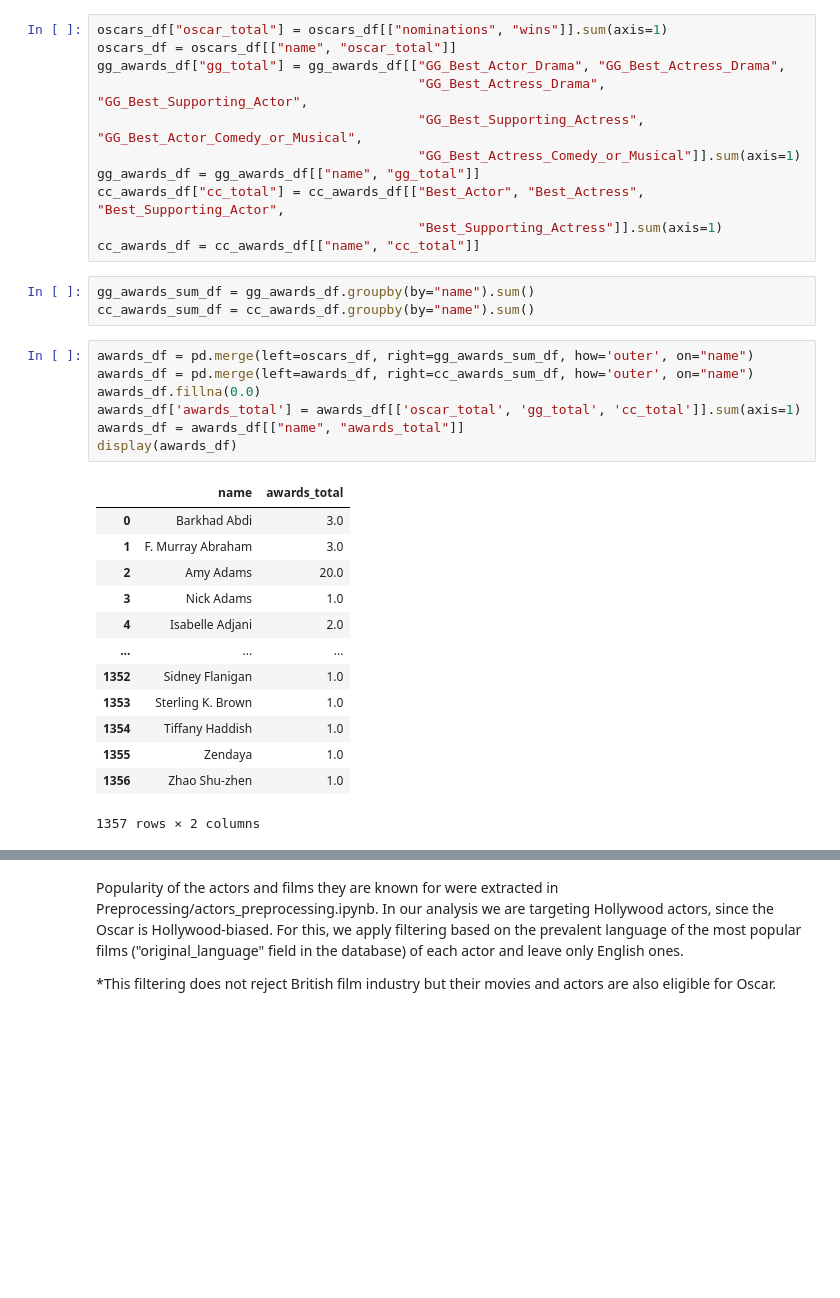
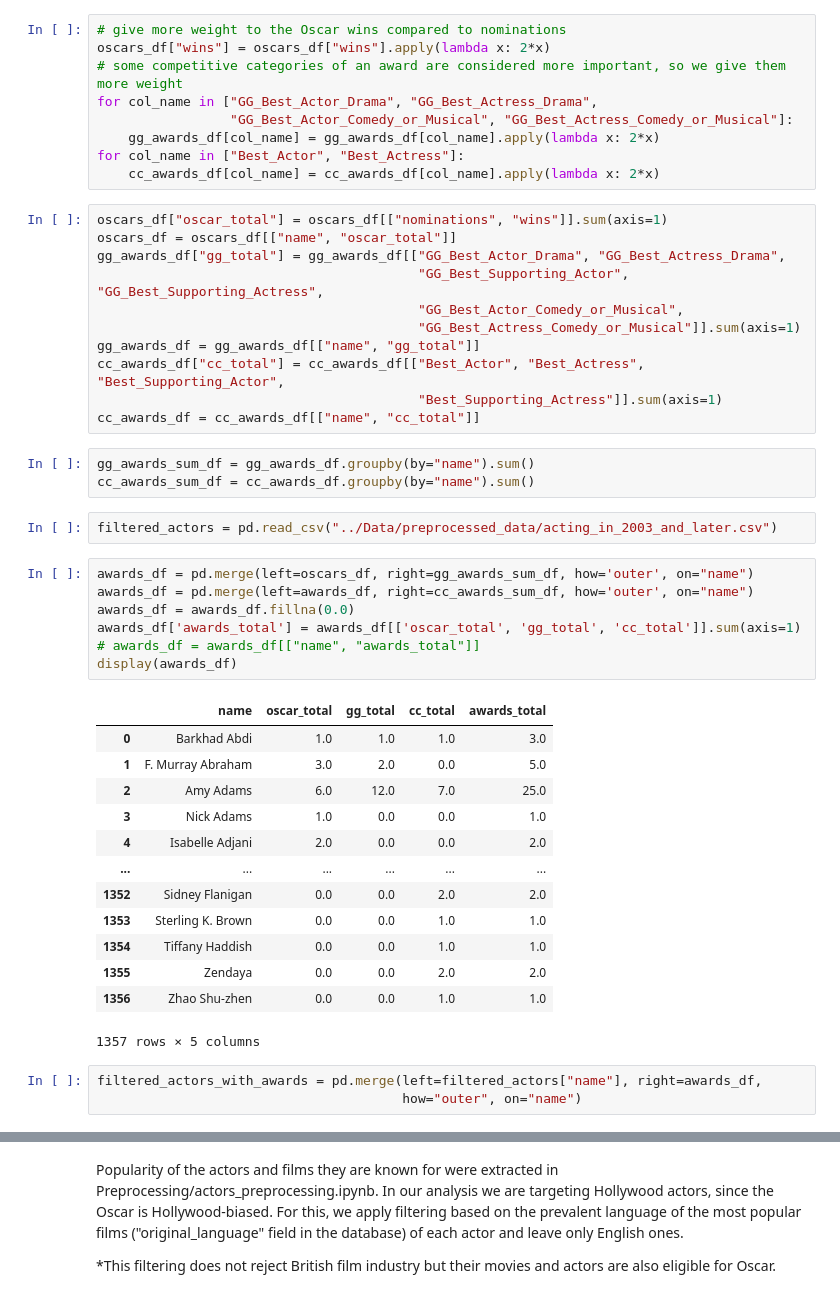
Before and after one commit to epfl-ada/ada-2023-project-cinemada, a Jupyter notebook: Main_analysis/actor_success.ipynb, the cells around one changed output, grey strips where cells are left out. Cells and saved outputs as stored; diff of their text form; blank space fills up the shorter version.

Commit message:
Added table for the awards distribution graph

```diff
--- a/Main_analysis/actor_success.ipynb
+++ b/Main_analysis/actor_success.ipynb
@@ -26,12 +26,21 @@ cc_awards_df = pd.read_csv('../Data/preprocessed_data/cc_awards.csv')
 # %%
 gg_awards_df = gg_awards_df.rename(columns={"Actor": "name"})
 cc_awards_df = cc_awards_df.rename(columns={"Actor": "name"})
+# %%
+# give more weight to the Oscar wins compared to nominations
+oscars_df["wins"] = oscars_df["wins"].apply(lambda x: 2*x)
+# some competitive categories of an award are considered more important, so we give them more weight
+for col_name in ["GG_Best_Actor_Drama", "GG_Best_Actress_Drama",
+                 "GG_Best_Actor_Comedy_or_Musical", "GG_Best_Actress_Comedy_or_Musical"]:
+    gg_awards_df[col_name] = gg_awards_df[col_name].apply(lambda x: 2*x)
+for col_name in ["Best_Actor", "Best_Actress"]:
+    cc_awards_df[col_name] = cc_awards_df[col_name].apply(lambda x: 2*x)
 # %%
 oscars_df["oscar_total"] = oscars_df[["nominations", "wins"]].sum(axis=1)
 oscars_df = oscars_df[["name", "oscar_total"]]
 gg_awards_df["gg_total"] = gg_awards_df[["GG_Best_Actor_Drama", "GG_Best_Actress_Drama",
-                                         "GG_Best_Actress_Drama", "GG_Best_Supporting_Actor",
-                                         "GG_Best_Supporting_Actress", "GG_Best_Actor_Comedy_or_Musical",
+                                         "GG_Best_Supporting_Actor", "GG_Best_Supporting_Actress",
+                                         "GG_Best_Actor_Comedy_or_Musical",
                                          "GG_Best_Actress_Comedy_or_Musical"]].sum(axis=1)
 gg_awards_df = gg_awards_df[["name", "gg_total"]]
 cc_awards_df["cc_total"] = cc_awards_df[["Best_Actor", "Best_Actress", "Best_Supporting_Actor",
@@ -40,24 +49,29 @@ cc_awards_df = cc_awards_df[["name", "cc_total"]]
 # %%
 gg_awards_sum_df = gg_awards_df.groupby(by="name").sum()
 cc_awards_sum_df = cc_awards_df.groupby(by="name").sum()
+# %%
+filtered_actors = pd.read_csv("../Data/preprocessed_data/acting_in_2003_and_later.csv")
 # %%
 awards_df = pd.merge(left=oscars_df, right=gg_awards_sum_df, how='outer', on="name")
 awards_df = pd.merge(left=awards_df, right=cc_awards_sum_df, how='outer', on="name")
-awards_df.fillna(0.0)
+awards_df = awards_df.fillna(0.0)
 awards_df['awards_total'] = awards_df[['oscar_total', 'gg_total', 'cc_total']].sum(axis=1)
-awards_df = awards_df[["name", "awards_total"]]
+# awards_df = awards_df[["name", "awards_total"]]
 display(awards_df)
 # %% [output]
-|  | name | awards_total |
-| 0 | Barkhad Abdi | 3.0 |
-| 1 | F. Murray Abraham | 3.0 |
-| 2 | Amy Adams | 20.0 |
-| 3 | Nick Adams | 1.0 |
-| 4 | Isabelle Adjani | 2.0 |
-| ... | ... | ... |
-| 1352 | Sidney Flanigan | 1.0 |
-| 1353 | Sterling K. Brown | 1.0 |
-| 1354 | Tiffany Haddish | 1.0 |
-| 1355 | Zendaya | 1.0 |
-| 1356 | Zhao Shu-zhen | 1.0 |
+|  | name | oscar_total | gg_total | cc_total | awards_total |
+| 0 | Barkhad Abdi | 1.0 | 1.0 | 1.0 | 3.0 |
+| 1 | F. Murray Abraham | 3.0 | 2.0 | 0.0 | 5.0 |
+| 2 | Amy Adams | 6.0 | 12.0 | 7.0 | 25.0 |
+| 3 | Nick Adams | 1.0 | 0.0 | 0.0 | 1.0 |
+| 4 | Isabelle Adjani | 2.0 | 0.0 | 0.0 | 2.0 |
+| ... | ... | ... | ... | ... | ... |
+| 1352 | Sidney Flanigan | 0.0 | 0.0 | 2.0 | 2.0 |
+| 1353 | Sterling K. Brown | 0.0 | 0.0 | 1.0 | 1.0 |
+| 1354 | Tiffany Haddish | 0.0 | 0.0 | 1.0 | 1.0 |
+| 1355 | Zendaya | 0.0 | 0.0 | 2.0 | 2.0 |
+| 1356 | Zhao Shu-zhen | 0.0 | 0.0 | 1.0 | 1.0 |
-1357 rows × 2 columns
+1357 rows × 5 columns
+# %%
+filtered_actors_with_awards = pd.merge(left=filtered_actors["name"], right=awards_df,
+                                       how="outer", on="name")
```
Also changed, not shown: parts of 4 cells of this notebook, 1 other file.
